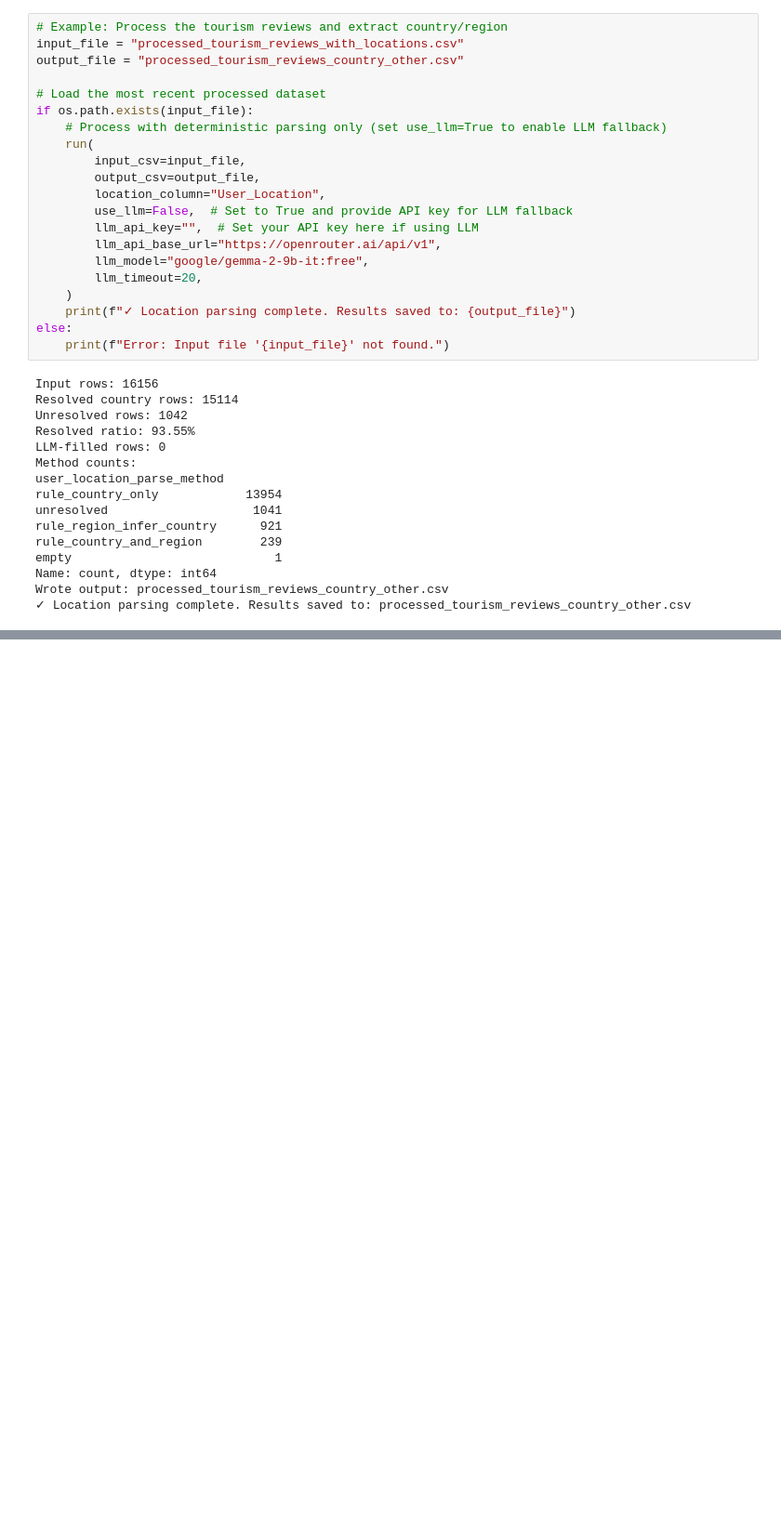
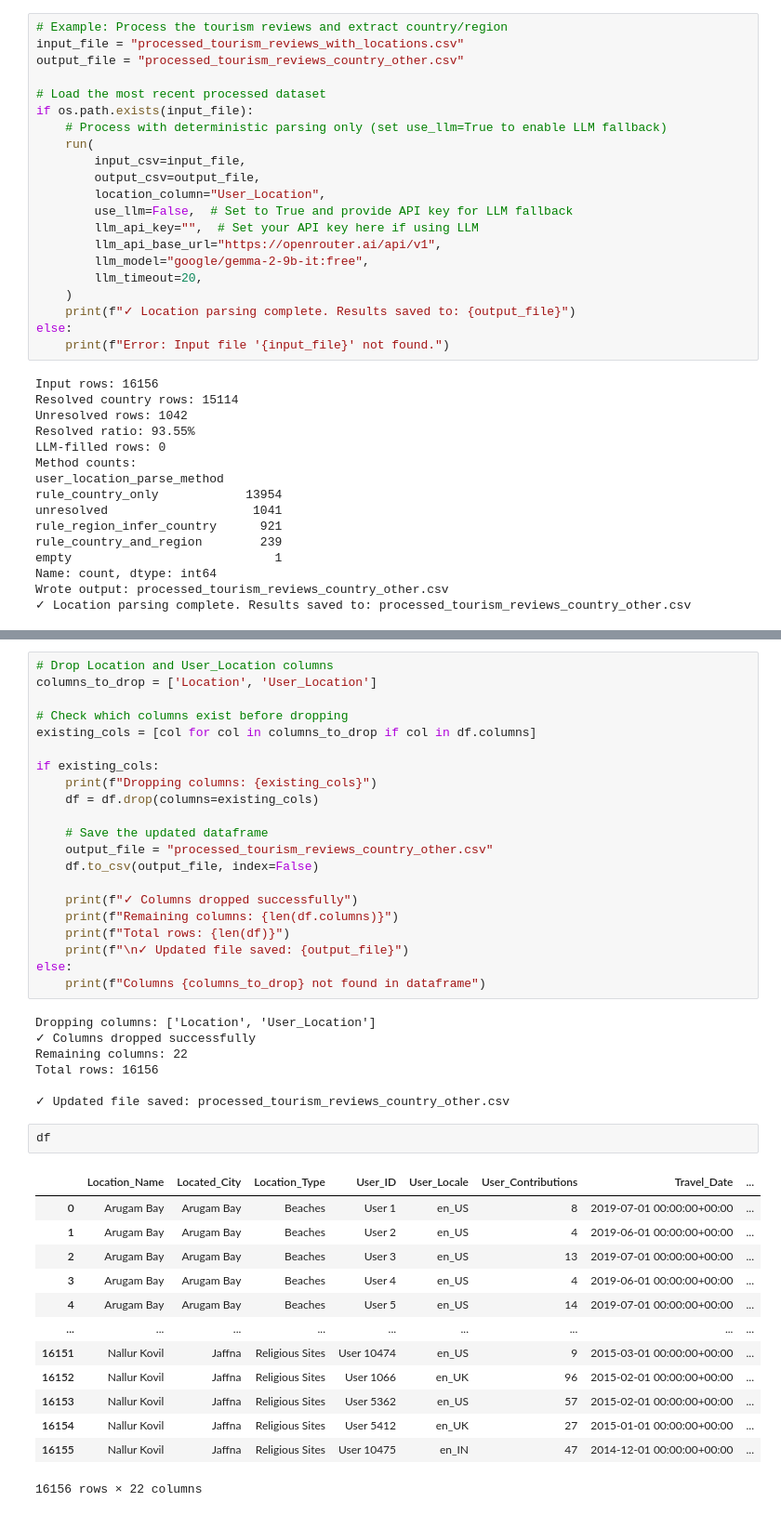
Before and after one commit to Abaiyan-27/Group-J---Research-Paper, a Jupyter notebook: tourism_review_analysis.ipynb, the cells around one changed output, grey strips where cells are left out. Shown at 93% size. Saved outputs shown, nothing was run; the diff lists cells and outputs as text; blank space fills up the shorter version.

```diff
--- a/tourism_review_analysis.ipynb
+++ b/tourism_review_analysis.ipynb
@@ -1095,0 +1149,44 @@ Wrote output: processed_tourism_reviews_country_other.csv
+# %%
+# Drop Location and User_Location columns
+columns_to_drop = ['Location', 'User_Location']
+
+# Check which columns exist before dropping
+existing_cols = [col for col in columns_to_drop if col in df.columns]
+
+if existing_cols:
+    print(f"Dropping columns: {existing_cols}")
+    df = df.drop(columns=existing_cols)
+
+    # Save the updated dataframe
+    output_file = "processed_tourism_reviews_country_other.csv"
+    df.to_csv(output_file, index=False)
+
+    print(f"✓ Columns dropped successfully")
+    print(f"Remaining columns: {len(df.columns)}")
+    print(f"Total rows: {len(df)}")
+    print(f"\n✓ Updated file saved: {output_file}")
+else:
+    print(f"Columns {columns_to_drop} not found in dataframe")
+# %% [output]
+Dropping columns: ['Location', 'User_Location']
+✓ Columns dropped successfully
+Remaining columns: 22
+Total rows: 16156
+
+✓ Updated file saved: processed_tourism_reviews_country_other.csv
+# %%
+df
+# %% [output]
+|  | Location_Name | Located_City | Location_Type | User_ID | User_Locale | User_Contributions | Travel_Date | ... |
+| 0 | Arugam Bay | Arugam Bay | Beaches | User 1 | en_US | 8 | 2019-07-01 00:00:00+00:00 | ... |
+| 1 | Arugam Bay | Arugam Bay | Beaches | User 2 | en_US | 4 | 2019-06-01 00:00:00+00:00 | ... |
+| 2 | Arugam Bay | Arugam Bay | Beaches | User 3 | en_US | 13 | 2019-07-01 00:00:00+00:00 | ... |
+| 3 | Arugam Bay | Arugam Bay | Beaches | User 4 | en_US | 4 | 2019-06-01 00:00:00+00:00 | ... |
+| 4 | Arugam Bay | Arugam Bay | Beaches | User 5 | en_US | 14 | 2019-07-01 00:00:00+00:00 | ... |
+| ... | ... | ... | ... | ... | ... | ... | ... | ... |
+| 16151 | Nallur Kovil | Jaffna | Religious Sites | User 10474 | en_US | 9 | 2015-03-01 00:00:00+00:00 | ... |
+| 16152 | Nallur Kovil | Jaffna | Religious Sites | User 1066 | en_UK | 96 | 2015-02-01 00:00:00+00:00 | ... |
+| 16153 | Nallur Kovil | Jaffna | Religious Sites | User 5362 | en_US | 57 | 2015-02-01 00:00:00+00:00 | ... |
+| 16154 | Nallur Kovil | Jaffna | Religious Sites | User 5412 | en_UK | 27 | 2015-01-01 00:00:00+00:00 | ... |
+| 16155 | Nallur Kovil | Jaffna | Religious Sites | User 10475 | en_IN | 47 | 2014-12-01 00:00:00+00:00 | ... |
+16156 rows × 22 columns
```
Also changed, not shown: parts of 3 cells of this notebook.
